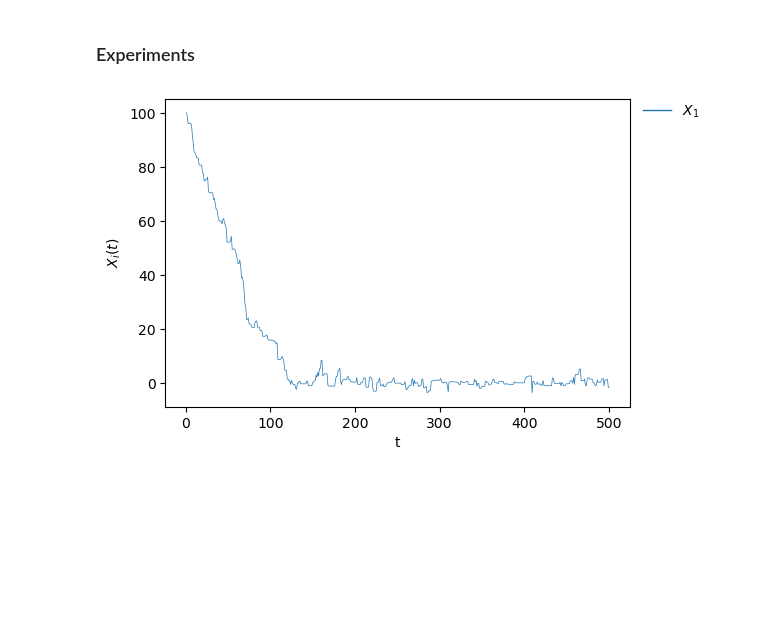
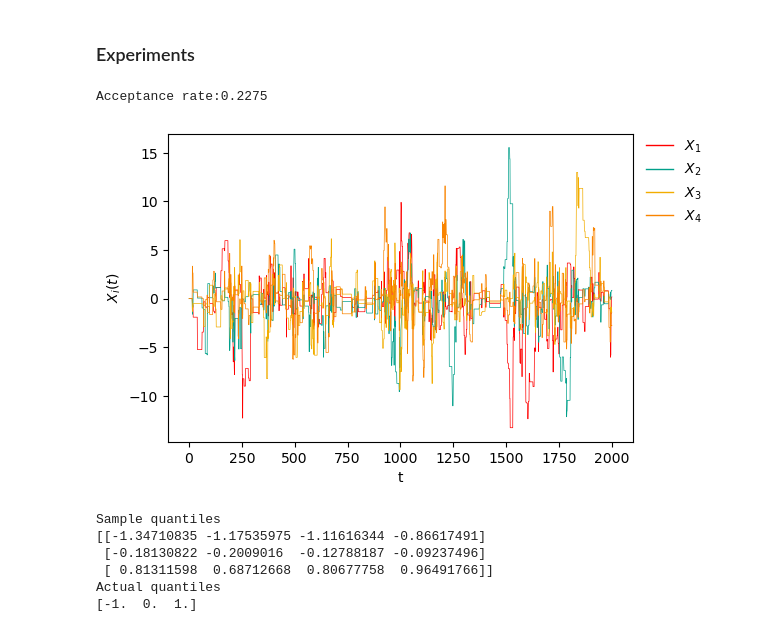
Before and after one commit to bartolomeou/FYP, a Jupyter notebook: barker_proposal_metropolis_hastings.ipynb, the cells around one changed output. Cells and saved outputs as stored; diff of their text form; code cells hidden in the pictures; blank space fills up the shorter version.

```diff
--- a/barker_proposal_metropolis_hastings.ipynb
+++ b/barker_proposal_metropolis_hastings.ipynb
@@ -78,41 +84,39 @@ def partial_logpi_normal(x, location=0, scale=1):
 # %% [markdown]
 ### MCMC Algorithms
 # %%
-def RWM(logpi, n_iter, step_size, x_current, *args):
-    # x_current: [#components]
+def random_walk_proposal(x, step_size):
+    return x + step_size * np.random.normal(size=len(x))
 
-    # Number of dimensions
-    d = len(x_current)
 
-    # Log of the target distribution at the current state
-    logpi_current = logpi(x_current, *args)
+def random_walk_mh(logpi, n_iter, step_size, x_init, *args):
+    # Matrix to store the sampled values from the chain (#components, #iterations)
+    x_samples = np.empty((len(x_init), n_iter))
 
     # Counter for accepted proposals
     accepted = 0
 
-    # Matrix to store the sampled values from the chain (#components, #iterations)
-    x_samples = np.empty((d, n_iter))
+    # Log of the target distribution at the current state
+    x = x_init
+    logpi_x = logpi(x, *args)
 
     for i in range(n_iter):
         # Propose a candidate move
-        x_proposal = x_current + step_size * np.random.normal(size=d)
-        logpi_proposal = logpi(x_proposal, *args)
+        y = random_walk_proposal(x, step_size)
+        logpi_y = logpi(y, *args)
 
         # Calculate the difference in the log-probabilities of the proposed and
         # current states (i.e. \log \frac{\pi(y)}{\pi(x)})
-        log_acceptance = logpi_proposal - logpi_current
-
-        u = np.random.uniform(size=1)
+        log_acceptance = logpi_y - logpi_x
 
         # Acceptance criterion
-        if np.log(u) < log_acceptance:
+        if np.log(np.random.uniform(size=1)) < log_acceptance:
             # If accepted, update the current state and log-probability
-            x_current = x_proposal
-            logpi_current = logpi_proposal
-            accepted +=1
+            x = y
+            logpi_x = logpi_y
+            accepted += 1
 
         # Store the current state
-        x_samples[:, i] = x_current
+        x_samples[:, i] = x
 
     acceptance_rate = accepted / n_iter
 
@@ -166,9 +178,23 @@ def BarkerMH(logpi, partial_logpi, n_iter, x, *args):
 # %% [markdown]
 ### Experiments
 # %%
-samples, accept_rate = RWM(logpi=logpi_laplace, n_iter=500, step_size=2.5, x_current=np.array([100]))
+samples, accept_rate = random_walk_mh(logpi=logpi_cauchy, n_iter=2000, step_size=2.5, x_init=np.array([0, 0, 0, 0]))
+
+print(f'Acceptance rate:{accept_rate}')
 
 traceplot(samples)
+
+print('Sample quantiles')
+print(np.quantile(samples, [0.25, 0.5, 0.75], axis=1))
+print('Actual quantiles')
+print(cauchy.ppf([0.25, 0.5, 0.75], loc=0, scale=1))
 # %% [output]
+Acceptance rate:0.2275
-[figure, old version]
+[figure, new version]
+Sample quantiles
+[[-1.34710835 -1.17535975 -1.11616344 -0.86617491]
+ [-0.18130822 -0.2009016  -0.12788187 -0.09237496]
+ [ 0.81311598  0.68712668  0.80677758  0.96491766]]
+Actual quantiles
+[-1.  0.  1.]
 # %%
```
Also changed, not shown: parts of 6 cells of this notebook.
